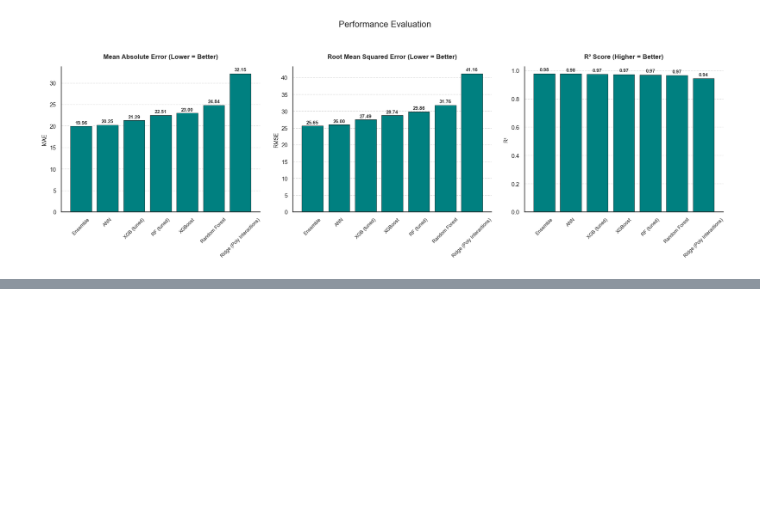
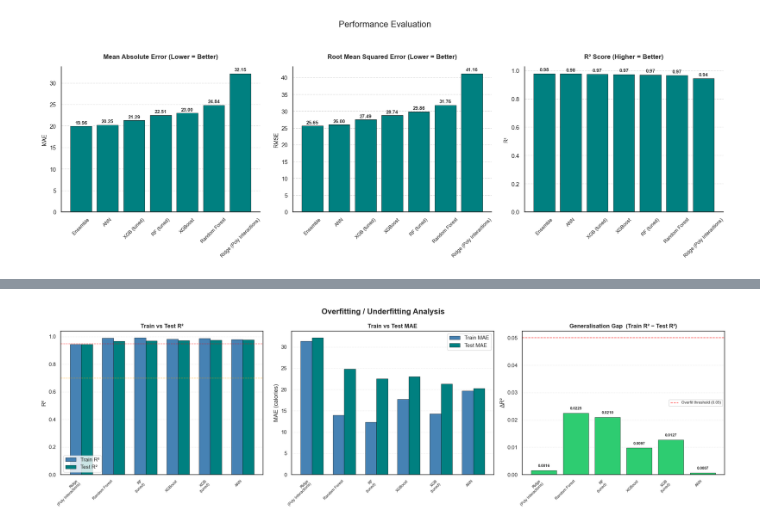
Before and after one commit to heyisula/caloriesense, a Jupyter notebook: trainV4.ipynb, the cells around one changed output, grey strips where cells are left out. Drawn from its saved outputs; the diff is of its cells as text; code cells hidden in the pictures; blank space fills up the shorter version.

```diff
--- a/trainV4.ipynb
+++ b/trainV4.ipynb
@@ -882,0 +948,48 @@ plt.show()
+# %%
+# ── Overfitting / Underfitting Bar Chart ──────────────────────
+fig, axes = plt.subplots(1, 3, figsize=(20, 6))
+
+models_lbl = overfit_df['Model'].str.replace(' (', '\n(', regex=False)
+
+# R² comparison
+x = np.arange(len(overfit_df))
+w = 0.35
+axes[0].bar(x - w/2, overfit_df['Train_R2'], w, label='Train R²', color='steelblue',   edgecolor='black', linewidth=0.5)
+axes[0].bar(x + w/2, overfit_df['Test_R2'],  w, label='Test R²',  color='teal',        edgecolor='black', linewidth=0.5)
+axes[0].set_xticks(x); axes[0].set_xticklabels(models_lbl, rotation=45, ha='right', fontsize=8)
+axes[0].set_title('Train vs Test R²', fontweight='bold')
+axes[0].set_ylabel('R²')
+axes[0].legend()
+axes[0].axhline(0.95, color='red',    linestyle='--', linewidth=1, alpha=0.6, label='Overfit risk')
+axes[0].axhline(0.70, color='orange', linestyle='--', linewidth=1, alpha=0.6, label='Underfit risk')
+axes[0].grid(axis='y', linestyle=':', alpha=0.5)
+
+# MAE comparison
+axes[1].bar(x - w/2, overfit_df['Train_MAE'], w, label='Train MAE', color='steelblue', edgecolor='black', linewidth=0.5)
+axes[1].bar(x + w/2, overfit_df['Test_MAE'],  w, label='Test MAE',  color='teal',     edgecolor='black', linewidth=0.5)
+axes[1].set_xticks(x); axes[1].set_xticklabels(models_lbl, rotation=45, ha='right', fontsize=8)
+axes[1].set_title('Train vs Test MAE', fontweight='bold')
+axes[1].set_ylabel('MAE (calories)')
+axes[1].legend()
+axes[1].grid(axis='y', linestyle=':', alpha=0.5)
+
+# Delta R² (gap)
+colors_gap = ['#e74c3c' if d > 0.05 else '#2ecc71' for d in overfit_df['Delta_R2']]
+bars = axes[2].bar(x, overfit_df['Delta_R2'], color=colors_gap, edgecolor='black', linewidth=0.5)
+axes[2].set_xticks(x); axes[2].set_xticklabels(models_lbl, rotation=45, ha='right', fontsize=8)
+axes[2].set_title('Generalisation Gap  (Train R² − Test R²)', fontweight='bold')
+axes[2].set_ylabel('ΔR²')
+axes[2].axhline(0.05, color='red',   linestyle='--', linewidth=1.2, alpha=0.7, label='Overfit threshold (0.05)')
+axes[2].axhline(0.00, color='black', linestyle='-',  linewidth=0.8, alpha=0.4)
+axes[2].legend(fontsize=8)
+axes[2].grid(axis='y', linestyle=':', alpha=0.5)
+for bar, v in zip(bars, overfit_df['Delta_R2']):
+    axes[2].text(bar.get_x() + bar.get_width()/2, bar.get_height() + 0.001,
+                 f'{v:.4f}', ha='center', va='bottom', fontsize=8, fontweight='bold')
+
+plt.suptitle('Overfitting / Underfitting Analysis', fontsize=16, fontweight='bold')
+plt.tight_layout()
+plt.savefig('out/overfit_underfit_analysis.png', dpi=300, bbox_inches='tight')
+plt.show()
+# %% [output]
+[figure, added]
```
Also changed, not shown: parts of 5 cells of this notebook, 17 other files.
